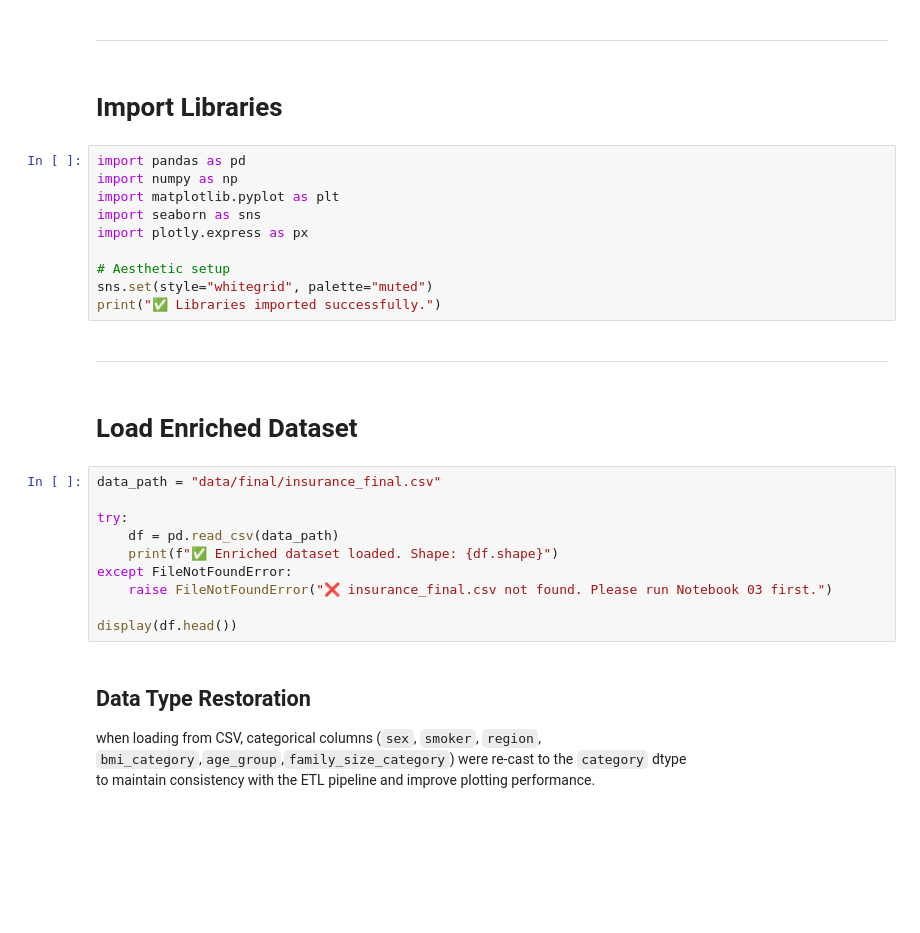
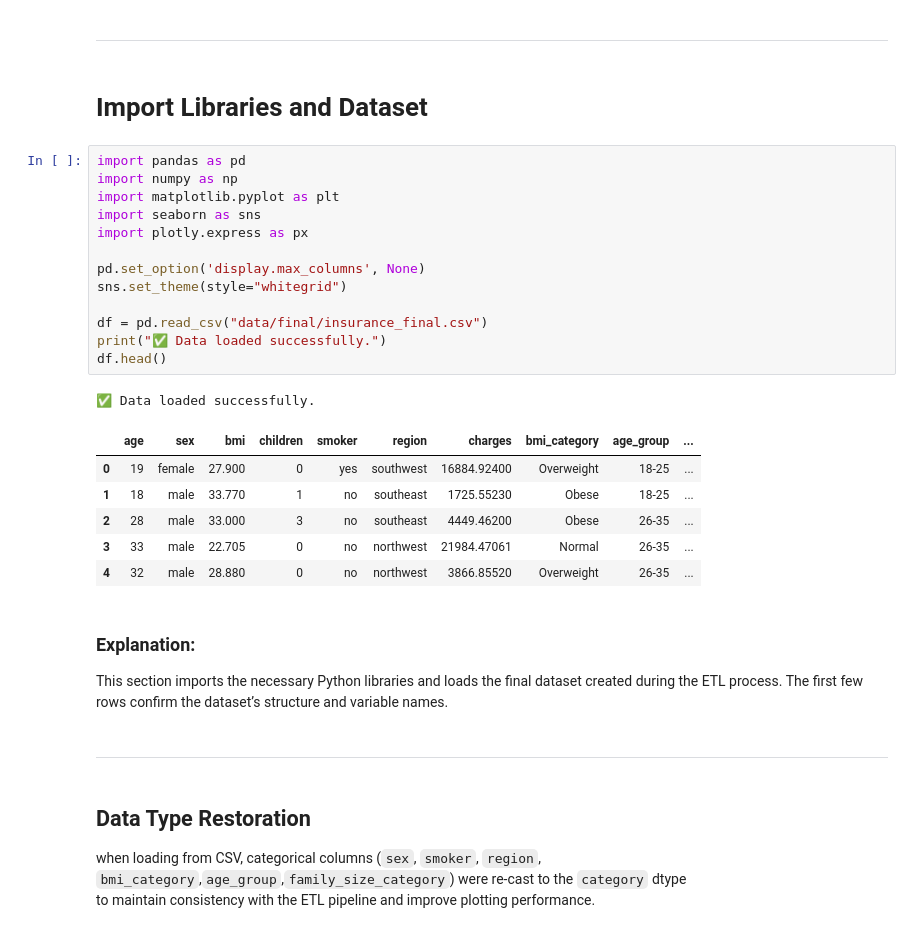
Before and after one commit to RSE1982/health-insurance-cost-analysis, a Jupyter notebook: notebooks/04_data_visualisations.ipynb, the cells around one changed output. Saved outputs shown, nothing was run; the diff lists cells and outputs as text; blank space fills up the shorter version.

```diff
--- a/notebooks/04_data_visualisations.ipynb
+++ b/notebooks/04_data_visualisations.ipynb
@@ -39,31 +61,33 @@ print("✅ Working directory set to project root:", os.getcwd())
 # %% [markdown]
 ---
 # %% [markdown]
-# Import Libraries
+# Import Libraries and Dataset
 # %%
 import pandas as pd
 import numpy as np
 import matplotlib.pyplot as plt
 import seaborn as sns
 import plotly.express as px
 
-# Aesthetic setup
-sns.set(style="whitegrid", palette="muted")
-print("✅ Libraries imported successfully.")
+pd.set_option('display.max_columns', None)
+sns.set_theme(style="whitegrid")
+
+df = pd.read_csv("data/final/insurance_final.csv")
+print("✅ Data loaded successfully.")
+df.head()
+# %% [output]
+✅ Data loaded successfully.
+|  | age | sex | bmi | children | smoker | region | charges | bmi_category | age_group | ... |
+| 0 | 19 | female | 27.900 | 0 | yes | southwest | 16884.92400 | Overweight | 18-25 | ... |
+| 1 | 18 | male | 33.770 | 1 | no | southeast | 1725.55230 | Obese | 18-25 | ... |
+| 2 | 28 | male | 33.000 | 3 | no | southeast | 4449.46200 | Obese | 26-35 | ... |
+| 3 | 33 | male | 22.705 | 0 | no | northwest | 21984.47061 | Normal | 26-35 | ... |
+| 4 | 32 | male | 28.880 | 0 | no | northwest | 3866.85520 | Overweight | 26-35 | ... |
+# %% [markdown]
+### Explanation:
+This section imports the necessary Python libraries and loads the final dataset created during the ETL process. The first few rows confirm the dataset’s structure and variable names.
 # %% [markdown]
 ---
-# %% [markdown]
-# Load Enriched Dataset
-# %%
-data_path = "data/final/insurance_final.csv"
-
-try:
-    df = pd.read_csv(data_path)
-    print(f"✅ Enriched dataset loaded. Shape: {df.shape}")
-except FileNotFoundError:
-    raise FileNotFoundError("❌ insurance_final.csv not found. Please run Notebook 03 first.")
-
-display(df.head())
 # %% [markdown]
 ## Data Type Restoration
 when loading from CSV, categorical columns (`sex`, `smoker`, `region`, `bmi_category`,`age_group`,`family_size_category`) were re-cast to the `category` dtype
```
Also changed, not shown: parts of 30 cells of this notebook, 1 other file.
